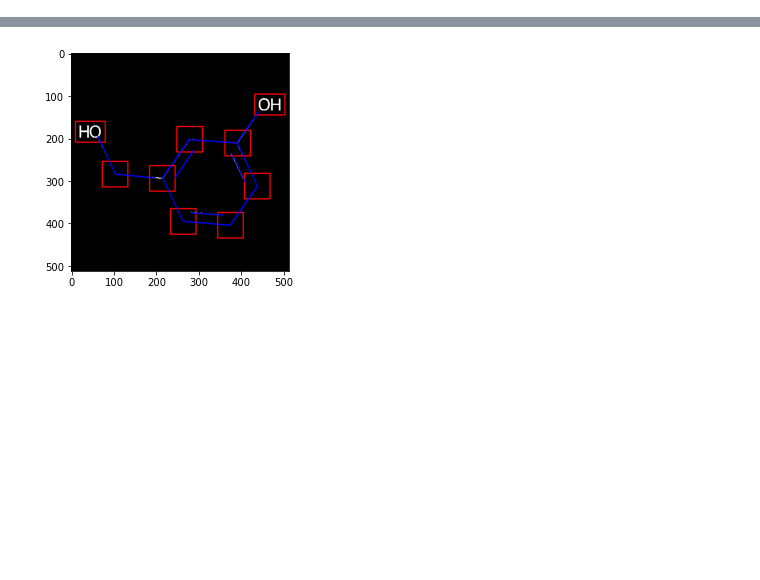
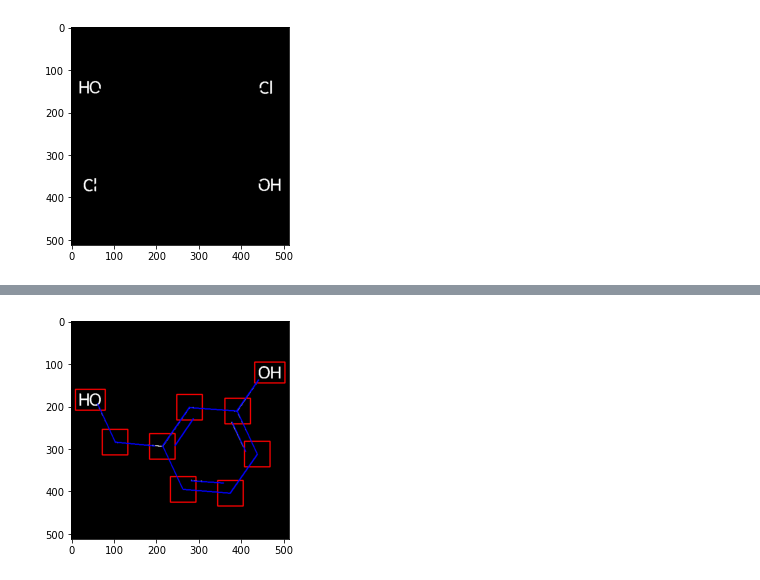
Before and after one commit to kot239/chem-to-smiles, a Jupyter notebook: src/ImagesWithCV.ipynb, the cells around one changed output, grey strips where cells are left out. Saved outputs shown, nothing was run; the diff lists cells and outputs as text; code cells hidden in the pictures; blank space fills up the shorter version.

```diff
--- a/src/ImagesWithCV.ipynb
+++ b/src/ImagesWithCV.ipynb
@@ -58,0 +59,7 @@ plt.show()
+# %%
+for l in needed_lines:
+    cv2.line(cdst2, (l[0], l[1]), (l[2], l[3]), (0, 0, 0), 3, cv2.LINE_AA)
+plt.imshow(cdst2)
+plt.show()
+# %% [output]
+[figure, added]
```
Also changed, not shown: parts of 7 cells of this notebook, 3 other files.
